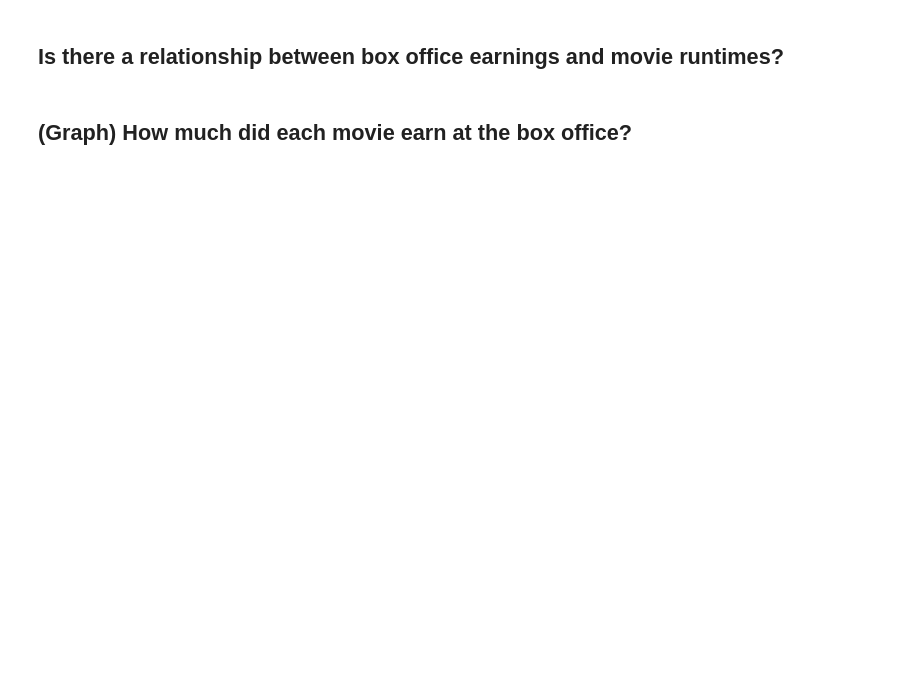
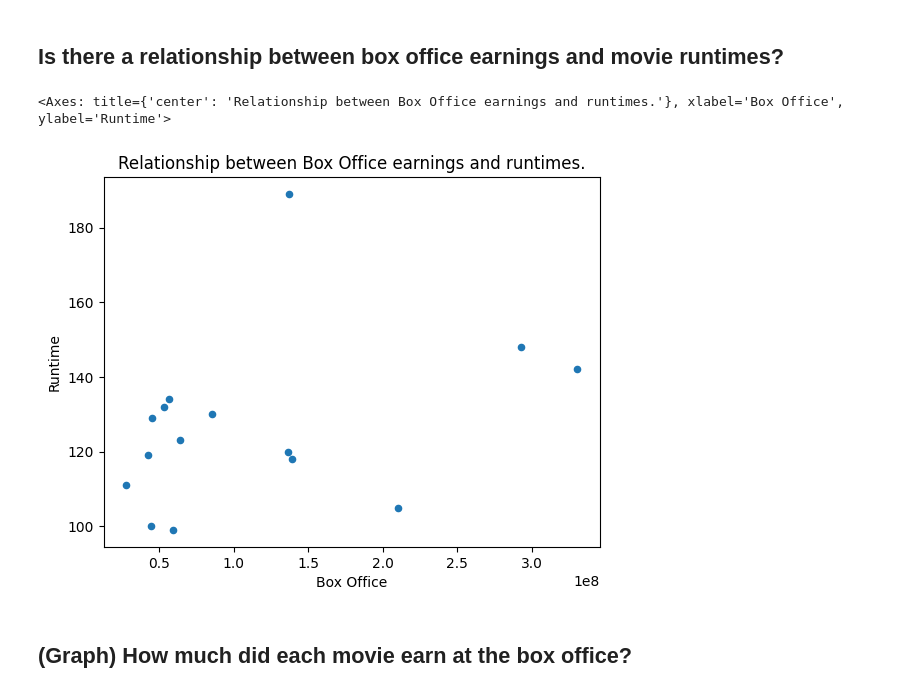
Before and after one commit to Schaeffer2013/movie_analysis, a Jupyter notebook: movie_analysis.ipynb, the cells around one changed output. Saved outputs shown, nothing was run; the diff lists cells and outputs as text; code cells hidden in the pictures; blank space fills up the shorter version.

```diff
--- a/movie_analysis.ipynb
+++ b/movie_analysis.ipynb
@@ -27,4 +59,10 @@ runtimes.plot.bar(x='Movie Title', y='Runtime', xlabel='Movie', ylabel='Runtime
 # %% [markdown]
 ## Is there a relationship between box office earnings and movie runtimes?
+# %%
+box_office = movies.sort_values(by='Box Office', ascending=False)
+box_office.plot.scatter(x='Box Office', y='Runtime', title='Relationship between Box Office earnings and runtimes.')
+# %% [output]
+<Axes: title={'center': 'Relationship between Box Office earnings and runtimes.'}, xlabel='Box Office', ylabel='Runtime'>
+[figure, added]
 # %% [markdown]
 ## (Graph) How much did each movie earn at the box office?
```
Also changed, not shown: parts of 7 cells of this notebook, 3 other files.
